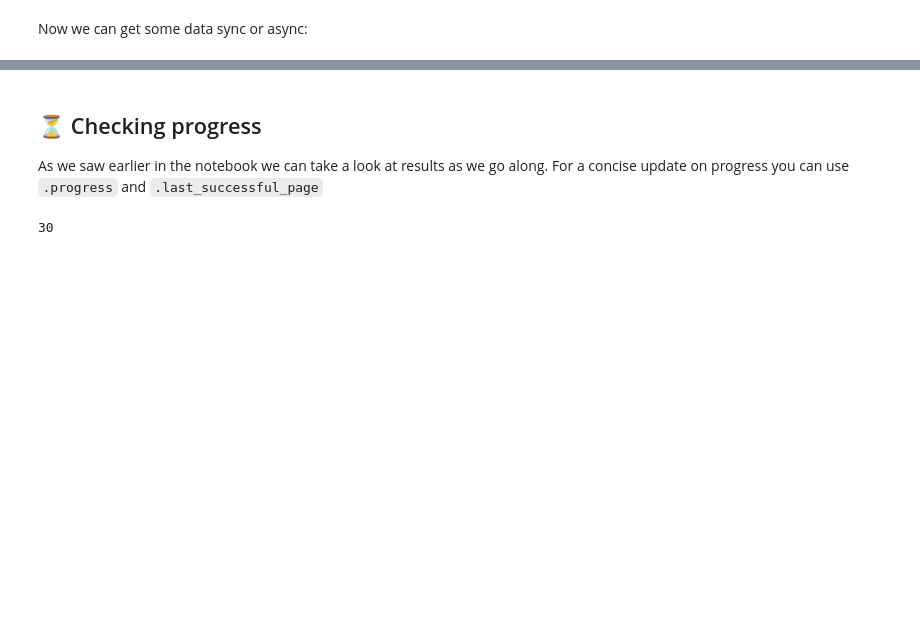
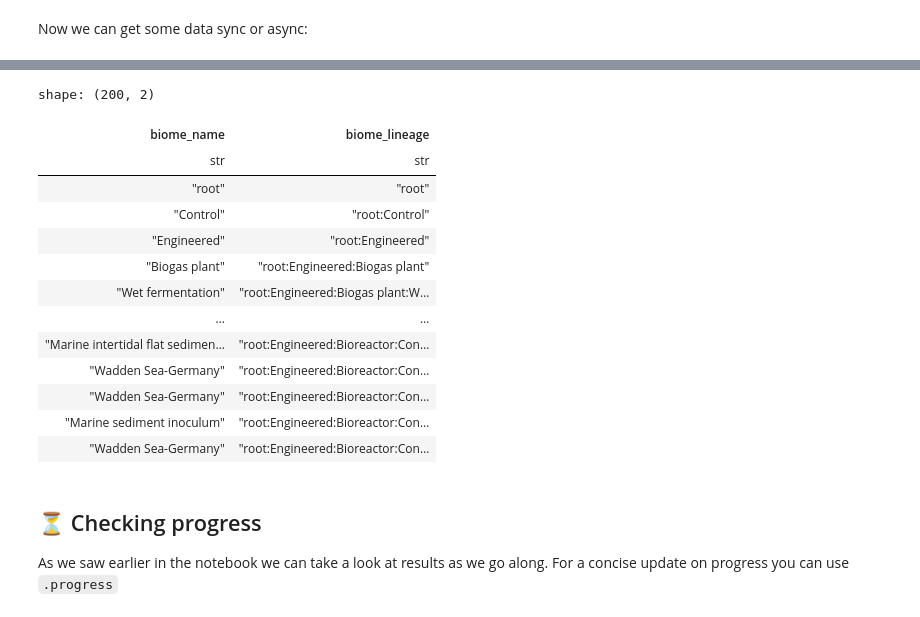
Before and after one commit to EBI-Metagenomics/mgnipy, a Jupyter notebook: docs/notebooks/fundamentals/3_mgnify_list_biomes.ipynb, the cells around one changed output, grey strips where cells are left out. Drawn from its saved outputs; the diff is of its cells as text; code cells hidden in the pictures; blank space fills up the shorter version.

```diff
--- a/docs/notebooks/fundamentals/3_mgnify_list_biomes.ipynb
+++ b/docs/notebooks/fundamentals/3_mgnify_list_biomes.ipynb
@@ -293,13 +303,26 @@ await biomes.abulk_fetch(limit=50)
+# %%
+biomes.detailed_metadata.to_polars()
+# %% [output]
+shape: (200, 2)
+| biome_name | biome_lineage |
+| str | str |
+| "root" | "root" |
+| "Control" | "root:Control" |
+| "Engineered" | "root:Engineered" |
+| "Biogas plant" | "root:Engineered:Biogas plant" |
+| "Wet fermentation" | "root:Engineered:Biogas plant:W… |
+| … | … |
+| "Marine intertidal flat sedimen… | "root:Engineered:Bioreactor:Con… |
+| "Wadden Sea-Germany" | "root:Engineered:Bioreactor:Con… |
+| "Wadden Sea-Germany" | "root:Engineered:Bioreactor:Con… |
+| "Marine sediment inoculum" | "root:Engineered:Bioreactor:Con… |
+| "Wadden Sea-Germany" | "root:Engineered:Bioreactor:Con… |
 # %% [markdown]
 ## ⏳ Checking progress
 
-As we saw earlier in the notebook we can take a look at results as we go along. For a concise update on progress you can use `.progress` and `.last_successful_page`
+As we saw earlier in the notebook we can take a look at results as we go along. For a concise update on progress you can use `.progress`
 # %%
 biomes.progress
-# %%
-biomes.last_successful_page
-# %% [output]
-30
 # %%
 # no cache for this isntance but we can clear anywahys
 biomes.clear_cache()
```
Also changed, not shown: parts of 9 cells of this notebook, 11 other files.
